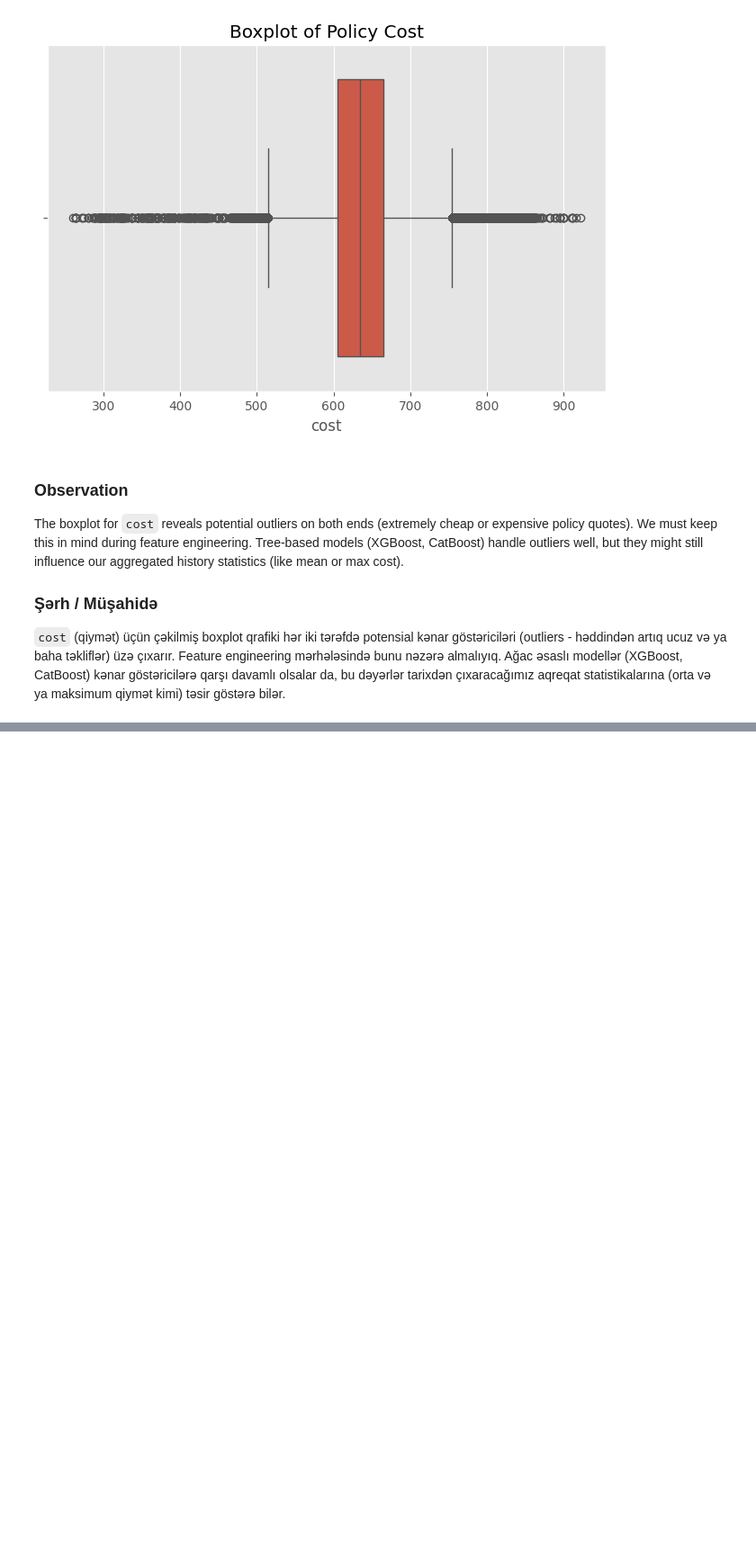
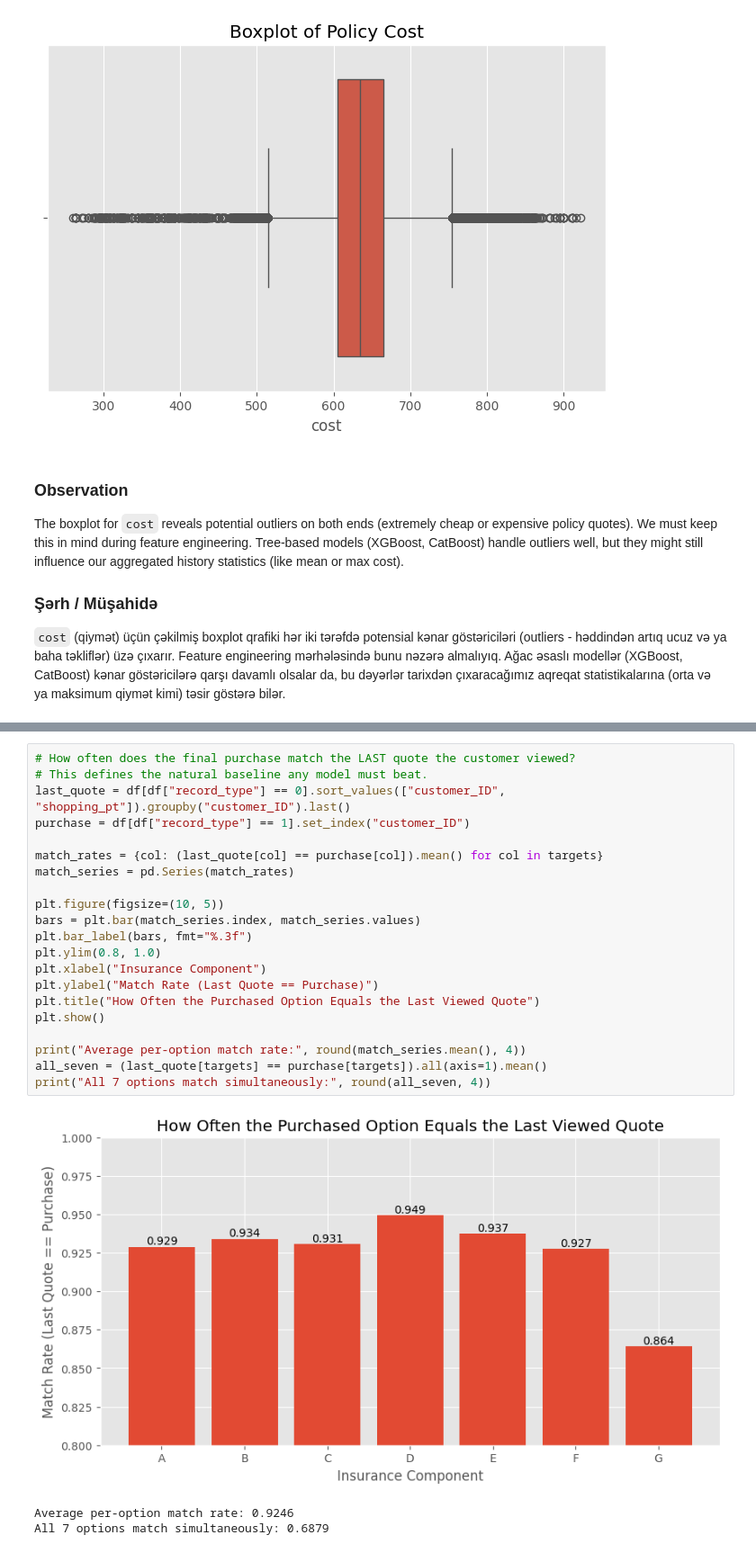
Before and after one commit to Khayal07/Insurance-Product-Purchase-Prediction-ML, a Jupyter notebook: 01_EDA.ipynb, the cells around one changed output, grey strips where cells are left out. Shown at 90% size. Saved outputs shown, nothing was run; the diff lists cells and outputs as text; blank space fills up the shorter version.

```diff
--- a/01_EDA.ipynb
+++ b/01_EDA.ipynb
@@ -300,0 +321,25 @@ The boxplot for `cost` reveals potential outliers on both ends (extremely cheap
+# %%
+# How often does the final purchase match the LAST quote the customer viewed?
+# This defines the natural baseline any model must beat.
+last_quote = df[df["record_type"] == 0].sort_values(["customer_ID", "shopping_pt"]).groupby("customer_ID").last()
+purchase = df[df["record_type"] == 1].set_index("customer_ID")
+
+match_rates = {col: (last_quote[col] == purchase[col]).mean() for col in targets}
+match_series = pd.Series(match_rates)
+
+plt.figure(figsize=(10, 5))
+bars = plt.bar(match_series.index, match_series.values)
+plt.bar_label(bars, fmt="%.3f")
+plt.ylim(0.8, 1.0)
+plt.xlabel("Insurance Component")
+plt.ylabel("Match Rate (Last Quote == Purchase)")
+plt.title("How Often the Purchased Option Equals the Last Viewed Quote")
+plt.show()
+
+print("Average per-option match rate:", round(match_series.mean(), 4))
+all_seven = (last_quote[targets] == purchase[targets]).all(axis=1).mean()
+print("All 7 options match simultaneously:", round(all_seven, 4))
+# %% [output]
+[figure, added]
+Average per-option match rate: 0.9246
+All 7 options match simultaneously: 0.6879
```
Also changed, not shown: parts of 4 cells of this notebook.
